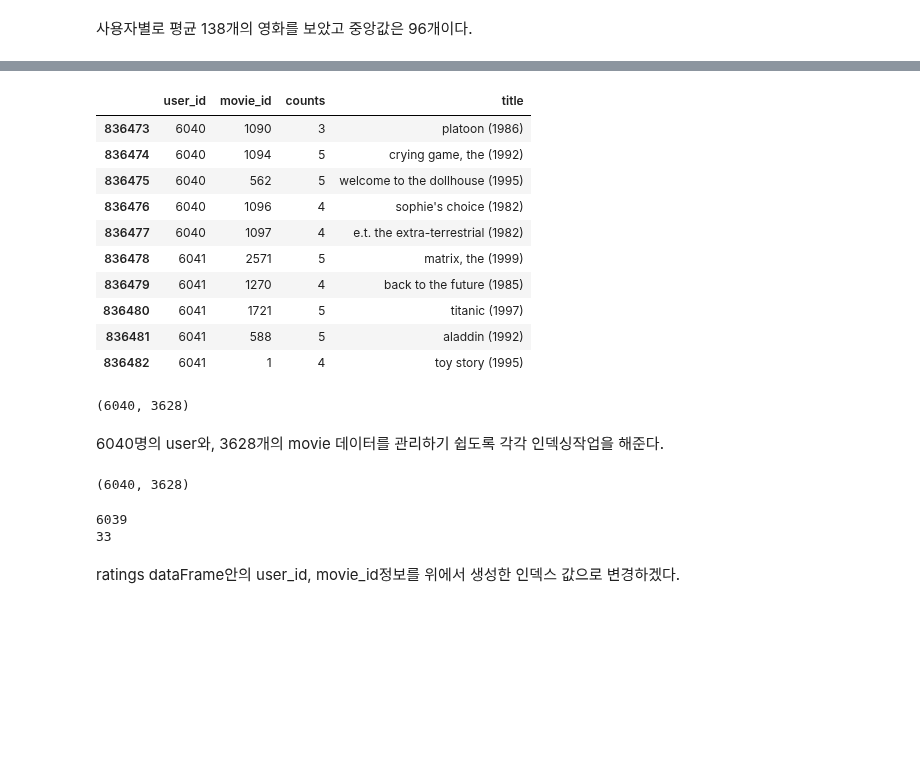
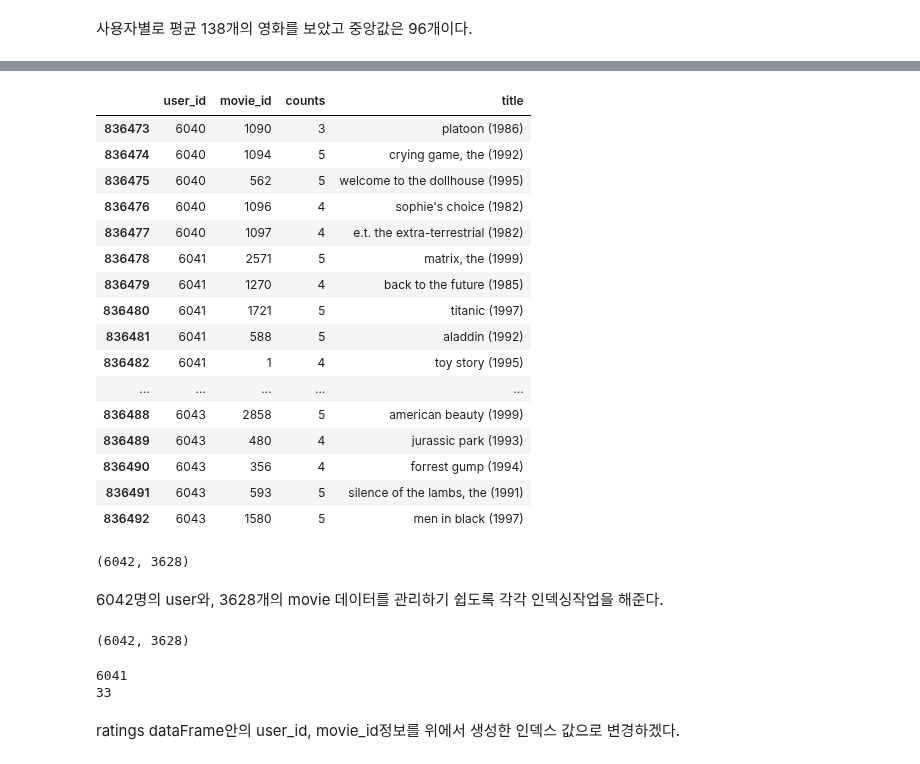
Before and after one commit to riverlike/Aiffel_Project, a Jupyter notebook: Exploration/Exp14/Exp14_Assinment_MovieRecommendation.ipynb, the cells around one changed output, grey strips where cells are left out. Drawn from its saved outputs; the diff is of its cells as text; code cells hidden in the pictures; blank space fills up the shorter version.

```diff
--- a/Exploration/Exp14/Exp14_Assinment_MovieRecommendation.ipynb
+++ b/Exploration/Exp14/Exp14_Assinment_MovieRecommendation.ipynb
@@ -191,12 +206,25 @@ Name: movie_id, dtype: float64
 # %%
-my_data = [(6041, 2571, 5, 'matrix, the (1999)'),
+#user_id	movie_id	counts	title
+new_data = [(6041, 2571, 5, 'matrix, the (1999)'),
            (6041, 1270, 4, 'back to the future (1985)'),
            (6041, 1721, 5, 'titanic (1997)'),
            (6041, 588, 5, 'aladdin (1992)'),
-           (6041, 1, 4, 'toy story (1995)') ]
+           (6041, 1, 4, 'toy story (1995)') ,
 
-df_my_data = pd.DataFrame(my_data, columns = ['user_id' , 'movie_id', 'counts', 'title'])
-df_my_data
+           (6042, 1097, 5, 'e.t. the extra-terrestrial (1982)'),
+           (6042, 1704, 3, 'good will hunting (1997)'),
+           (6042, 588, 5, 'aladdin (1992)'),
+           (6042, 2355, 5, "bug's life, a (1998)"),
+           (6042, 364, 5, 'lion king, the (1994)') ,
+
+           (6043, 2858, 5, 'american beauty (1999)'),
+           (6043, 480, 4, 'jurassic park (1993)'),
+           (6043, 356, 4, 'forrest gump (1994)'),
+           (6043, 593, 5, 'silence of the lambs, the (1991)'),
+           (6043, 1580, 5, 'men in black (1997)') ,]
+
+new_data = pd.DataFrame(new_data, columns = ['user_id' , 'movie_id', 'counts', 'title'])
+new_data
 # %% [output]
 |  | user_id | movie_id | counts | title |
 | 0 | 6041 | 2571 | 5 | matrix, the (1999) |
@@ -207,24 +245,30 @@ df_my_data
 # %%
-ratings=ratings.append(df_my_data,ignore_index=True)
-ratings.tail(10)       # 잘 추가되었는지 확인해 봅시다.
+ratings=ratings.append(new_data,ignore_index=True)
+ratings.tail(20)       # 잘 추가되었는지 확인해 봅시다.
 # %% [output]
 |  | user_id | movie_id | counts | title |
 | 836473 | 6040 | 1090 | 3 | platoon (1986) |
 | 836474 | 6040 | 1094 | 5 | crying game, the (1992) |
 | 836475 | 6040 | 562 | 5 | welcome to the dollhouse (1995) |
 | 836476 | 6040 | 1096 | 4 | sophie's choice (1982) |
 | 836477 | 6040 | 1097 | 4 | e.t. the extra-terrestrial (1982) |
 | 836478 | 6041 | 2571 | 5 | matrix, the (1999) |
 | 836479 | 6041 | 1270 | 4 | back to the future (1985) |
 | 836480 | 6041 | 1721 | 5 | titanic (1997) |
 | 836481 | 6041 | 588 | 5 | aladdin (1992) |
 | 836482 | 6041 | 1 | 4 | toy story (1995) |
+| ... | ... | ... | ... | ... |
+| 836488 | 6043 | 2858 | 5 | american beauty (1999) |
+| 836489 | 6043 | 480 | 4 | jurassic park (1993) |
+| 836490 | 6043 | 356 | 4 | forrest gump (1994) |
+| 836491 | 6043 | 593 | 5 | silence of the lambs, the (1991) |
+| 836492 | 6043 | 1580 | 5 | men in black (1997) |
 # %%
 ratings['user_id'].nunique(), ratings['title'].nunique()
 # %% [output]
-(6040, 3628)
+(6042, 3628)
 # %% [markdown]
-6040명의 user와, 3628개의 movie 데이터를 관리하기 쉽도록 각각 인덱싱작업을 해준다.
+6042명의 user와, 3628개의 movie 데이터를 관리하기 쉽도록 각각 인덱싱작업을 해준다.
 # %%
 # 고유한 유저, 영화를 찾아내는 코드
 user_unique = ratings.user_id.unique()
@@ -235,13 +279,13 @@ user_to_idx = {v:k for k,v in enumerate(user_unique)}
 movie_to_idx = {v:k for k,v in enumerate(movie_unique)}
 len(user_to_idx), len(movie_to_idx)
 # %% [output]
-(6040, 3628)
+(6042, 3628)
 # %%
 # 인덱싱이 잘 되었는지 확인해 봅니다.
-print(user_to_idx[6041])    #마지막에 추가한 user_id 6041에 대해 마지막인덱스로 6039가 나왔다. (기존에 6039명이 있었음.)
+print(user_to_idx[6043])    #마지막에 추가한 user_id 6043에 대해 마지막인덱스로 60341 나왔다. (기존에 6039명이 있었음.)
 print(movie_to_idx['aladdin (1992)'])
 # %% [output]
-6039
+6041
 33
 # %% [markdown]
 ratings dataFrame안의 user_id, movie_id정보를 위에서 생성한 인덱스 값으로 변경하겠다.
```
Also changed, not shown: parts of 30 cells of this notebook.
